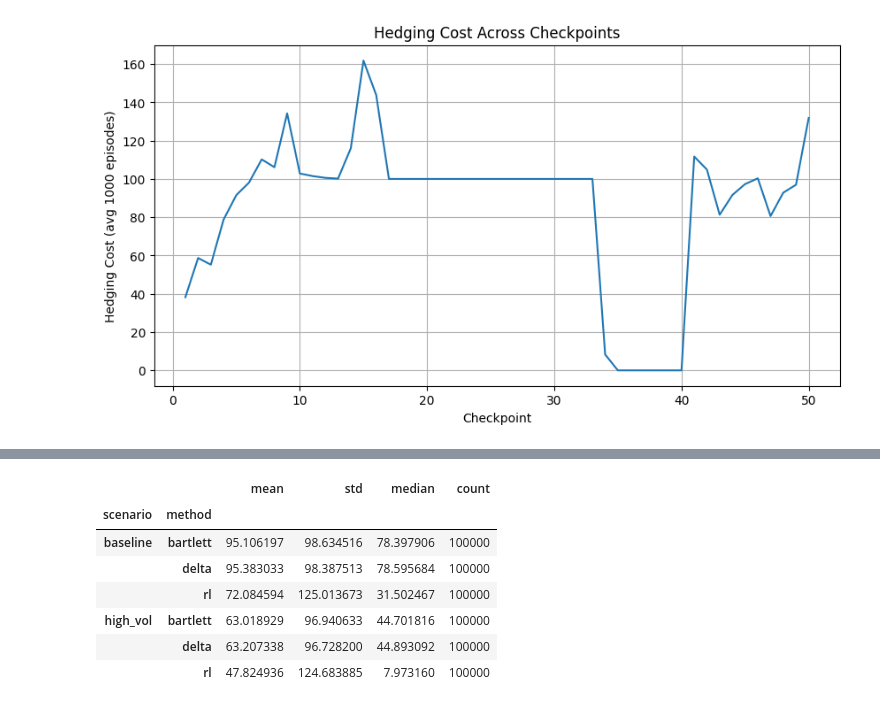
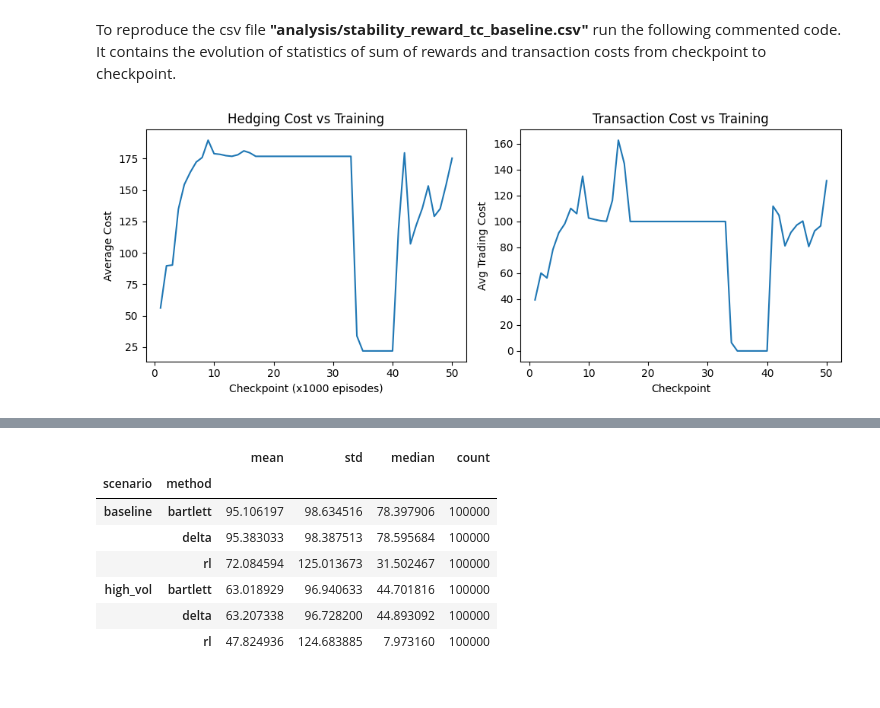
Before and after one commit to InesRebah/Hedging-options-with-RL, a Jupyter notebook: Reproduction and Trading Costs/plots_notebook.ipynb, the cells around one changed output, grey strips where cells are left out. Drawn from its saved outputs; the diff is of its cells as text; code cells hidden in the pictures.

```diff
--- a/Reproduction and Trading Costs/plots_notebook.ipynb
+++ b/Reproduction and Trading Costs/plots_notebook.ipynb
@@ -222 +212,3 @@ def compute_avg_cost(tag, n_episodes=2000):
+# %% [markdown]
+To reproduce the csv file **"analysis/stability_reward_tc_baseline.csv"** run the following commented code. It contains the evolution of statistics of sum of rewards and transaction costs from checkpoint to checkpoint.
 # %%
@@ -240,10 +243,21 @@ df_cost_vs_training.to_csv("analysis/cost_vs_training.csv", index=False)
+# %%
+df_stability = pd.read_csv("analysis/stability_reward_tc_baseline.csv")
 # %%
-plt.figure(figsize=(10,5))
-plt.plot(df_cost_vs_training["checkpoint"], df_cost_vs_training["avg_cost"])
+plt.figure(figsize=(10,4))
+
+plt.subplot(1,2,1)
+plt.plot(df_stability["checkpoint"], df_stability["avg_final_cost"])
+plt.title("Hedging Cost vs Training")
+plt.xlabel("Checkpoint (x1000 episodes)")
+plt.ylabel("Average Cost")
+
+plt.subplot(1,2,2)
+plt.plot(df_stability["checkpoint"], df_stability["avg_transaction_cost"])
+plt.title("Transaction Cost vs Training")
 plt.xlabel("Checkpoint")
-plt.ylabel("Hedging Cost (avg 1000 episodes)")
-plt.title("Hedging Cost Across Checkpoints")
-plt.grid(True)
+plt.ylabel("Avg Trading Cost")
+
+plt.tight_layout()
 plt.show()
 # %% [output]
-[figure, old version]
+[figure, new version]
```
Also changed, not shown: parts of 54 cells of this notebook, 2 other files.
